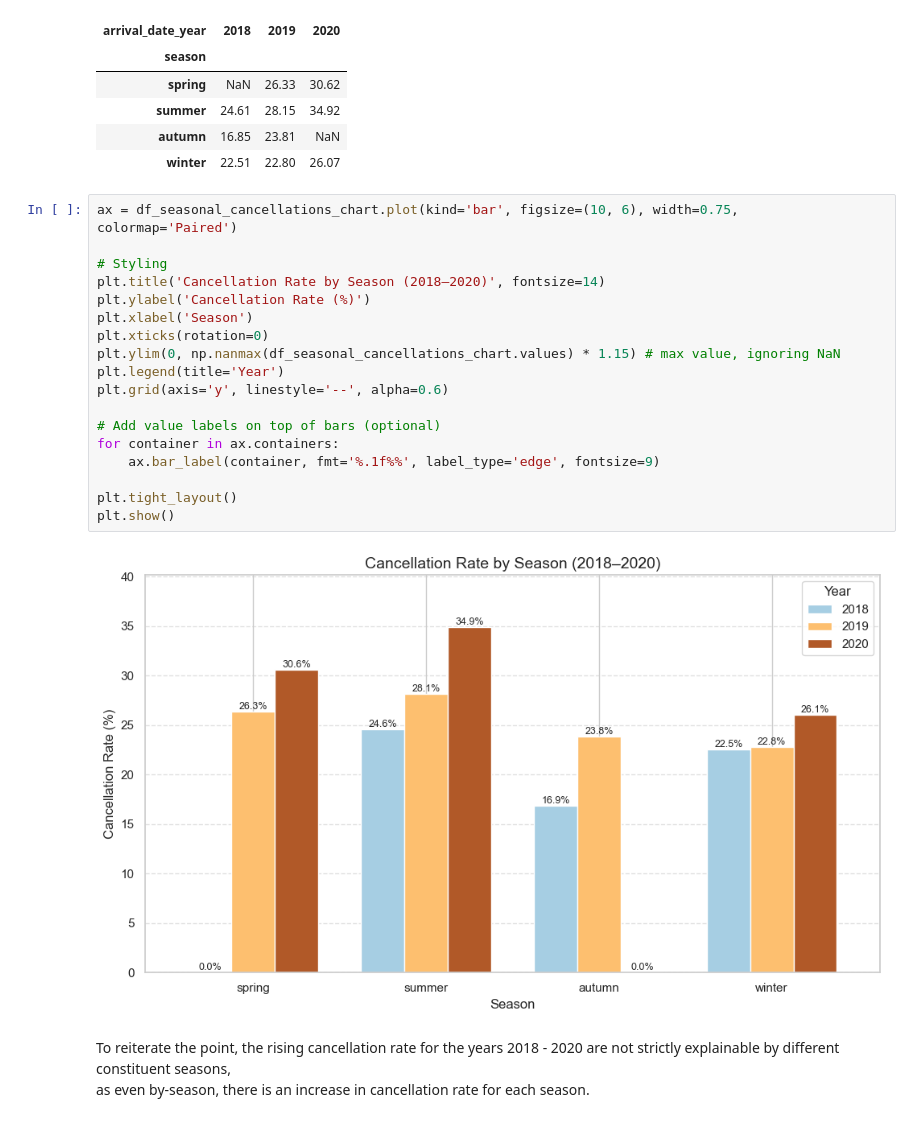
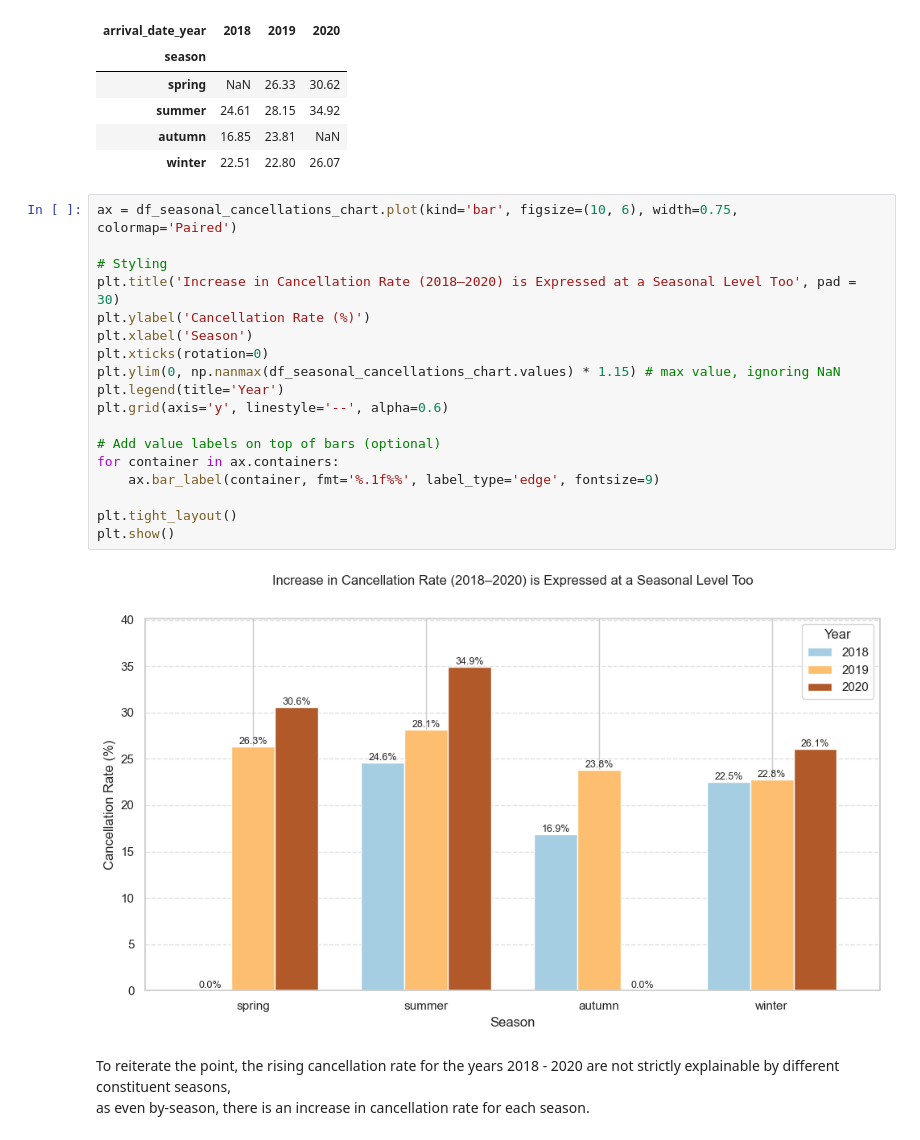
Before and after one commit to dngsus/data_analysis, a Jupyter notebook: 01 Hotel Bookings/01 Hotel v01.ipynb, the cells around one changed output. Cells and saved outputs as stored; diff of their text form.

```diff
--- a/01 Hotel Bookings/01 Hotel v01.ipynb
+++ b/01 Hotel Bookings/01 Hotel v01.ipynb
@@ -1015,23 +1062,23 @@ df_seasonal_cancellations_chart
 # %%
 ax = df_seasonal_cancellations_chart.plot(kind='bar', figsize=(10, 6), width=0.75, colormap='Paired')
 
 # Styling
-plt.title('Cancellation Rate by Season (2018–2020)', fontsize=14)
+plt.title('Increase in Cancellation Rate (2018–2020) is Expressed at a Seasonal Level Too', pad = 30)
 plt.ylabel('Cancellation Rate (%)')
 plt.xlabel('Season')
 plt.xticks(rotation=0)
 plt.ylim(0, np.nanmax(df_seasonal_cancellations_chart.values) * 1.15) # max value, ignoring NaN
 plt.legend(title='Year')
 plt.grid(axis='y', linestyle='--', alpha=0.6)
 
 # Add value labels on top of bars (optional)
 for container in ax.containers:
     ax.bar_label(container, fmt='%.1f%%', label_type='edge', fontsize=9)
 
 plt.tight_layout()
 plt.show()
 # %% [output]
-[figure, old version]
+[figure, new version]
 # %% [markdown]
 To reiterate the point, the rising cancellation rate for the years 2018 - 2020 are not strictly explainable by different constituent seasons,<br>
 as even by-season, there is an increase in cancellation rate for each season.
```
Also changed, not shown: parts of 42 cells of this notebook.
